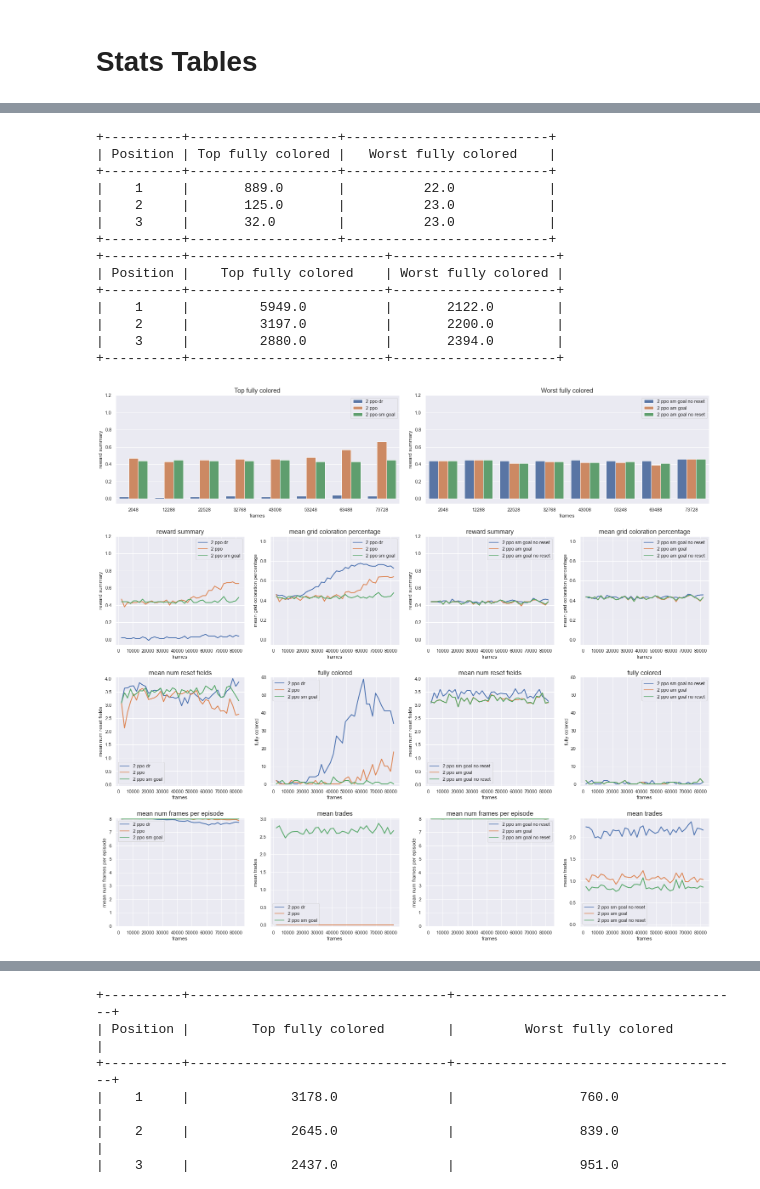
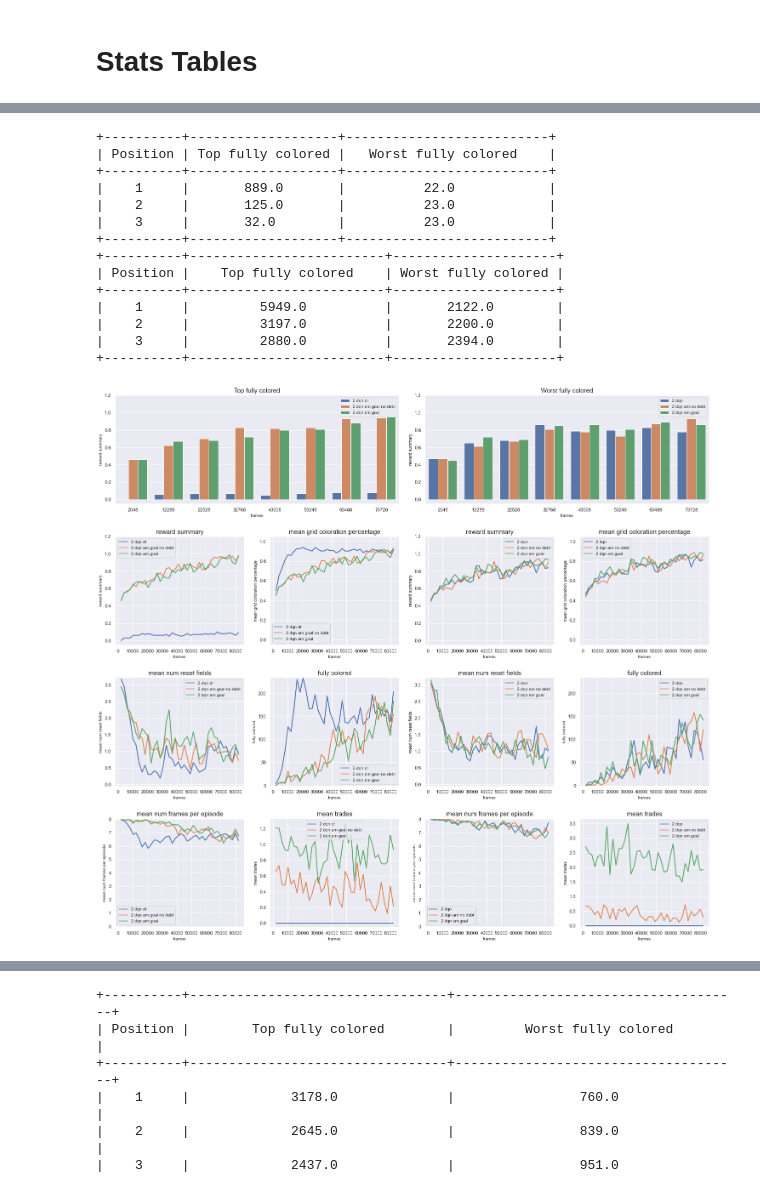
Before and after one commit to zarahz/MARL-and-Markets, a Jupyter notebook: Coloring/storage/easy/stats.ipynb, the cells around one changed output, grey strips where cells are left out. Saved outputs shown, nothing was run; the diff lists cells and outputs as text; code cells hidden in the pictures.

```diff
--- a/Coloring/storage/easy/stats.ipynb
+++ b/Coloring/storage/easy/stats.ipynb
@@ -365,21 +387,25 @@ print_double_multiplot(one_agent_stats)
 # %%
 # only cooperation
 ppo_coop_stats = get_stats(["fully_colored"], "2-ppo", 3, ["mixed", "competitive"], print_table=True)
 dqn_coop_stats = get_stats(["fully_colored"], "2-dqn", 3, ["mixed", "competitive"], print_table=True)
+print_double_multiplot(dqn_coop_stats)
 print_double_multiplot(ppo_coop_stats)
+
+print_simple_plot(dqn_coop_stats['Top fully colored'], "reward_summary", "DQN Reward Summary", labelsize=26, titlesize=26)
+print_simple_plot(ppo_coop_stats['Top fully colored'], "reward_summary", "PPO Reward Summary", labelsize=26, titlesize=26)
 # %% [output]
 +----------+-------------------+--------------------------+
 | Position | Top fully colored |   Worst fully colored    |
 +----------+-------------------+--------------------------+
 |    1     |       889.0       |          22.0            |
 |    2     |       125.0       |          23.0            |
 |    3     |       32.0        |          23.0            |
 +----------+-------------------+--------------------------+
 +----------+-------------------------+---------------------+
 | Position |    Top fully colored    | Worst fully colored |
 +----------+-------------------------+---------------------+
 |    1     |         5949.0          |       2122.0        |
 |    2     |         3197.0          |       2200.0        |
 |    3     |         2880.0          |       2394.0        |
 +----------+-------------------------+---------------------+
-[figure, old version]
+[figure, new version]
```
Also changed, not shown: parts of 6 cells of this notebook, 11 other files.
